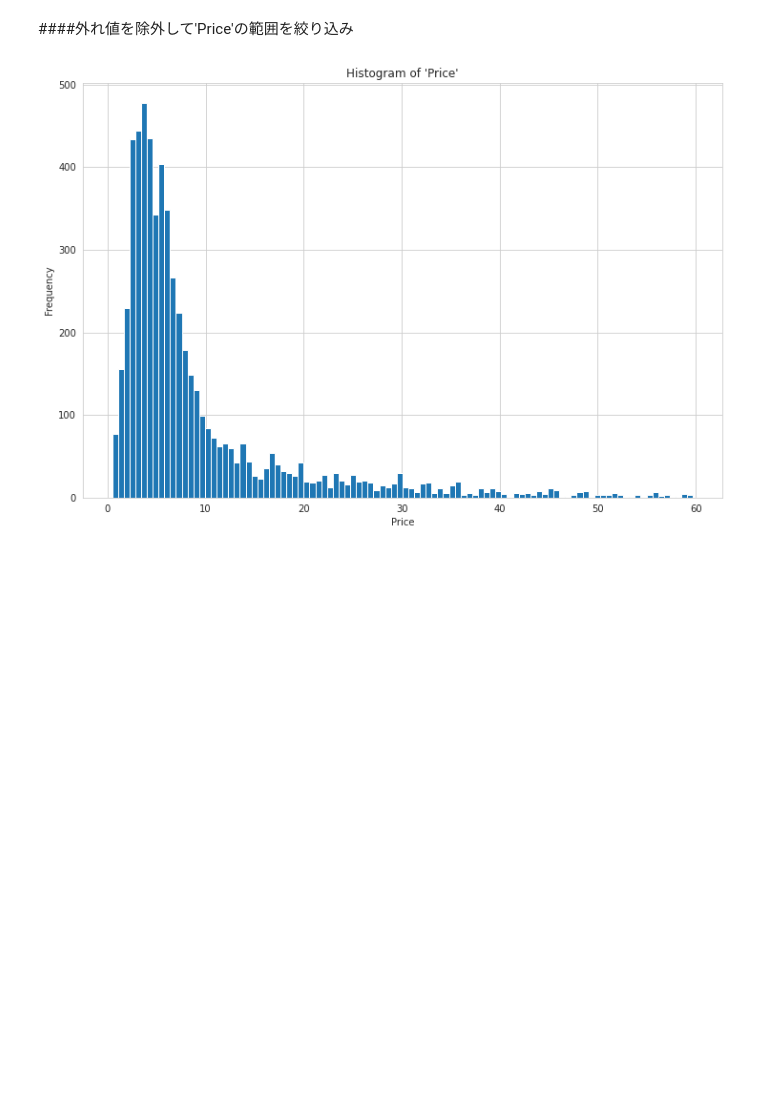
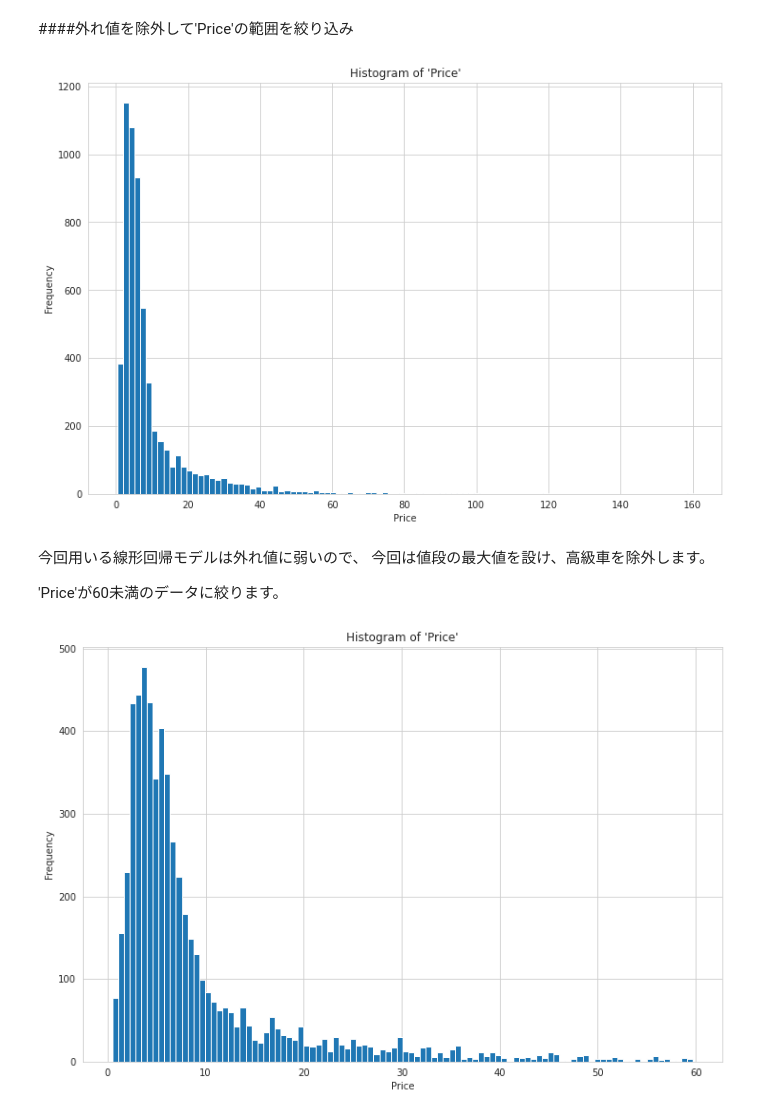
Before and after one commit to Kyotaro65/Used_Cars_Price_Prediction, a Jupyter notebook: Used_Cars_Price_Pred.ipynb, the cells around one changed output. Cells and saved outputs as stored; diff of their text form; code cells hidden in the pictures; blank space fills up the shorter version.

```diff
--- a/Used_Cars_Price_Pred.ipynb
+++ b/Used_Cars_Price_Pred.ipynb
@@ -1019,11 +1019,19 @@ df.describe()
 # %%
 def histo(df,col='Price',size=(12,8),bins=100):
   plt.figure(figsize=size)
   plt.hist(df[col],bins=bins)
   plt.xlabel(col)
   plt.ylabel("Frequency")
   plt.title("Histogram of '"+str(col)+"'")
   plt.show()
+histo(df)
+# %% [output]
+[figure, added]
+# %% [markdown]
+今回用いる線形回帰モデルは外れ値に弱いので、
+今回は値段の最大値を設け、高級車を除外します。
+
+'Price'が60未満のデータに絞ります。
 # %%
 df=df[df['Price']<60]
 histo(df)
```
Also changed, not shown: parts of 72 cells of this notebook.
